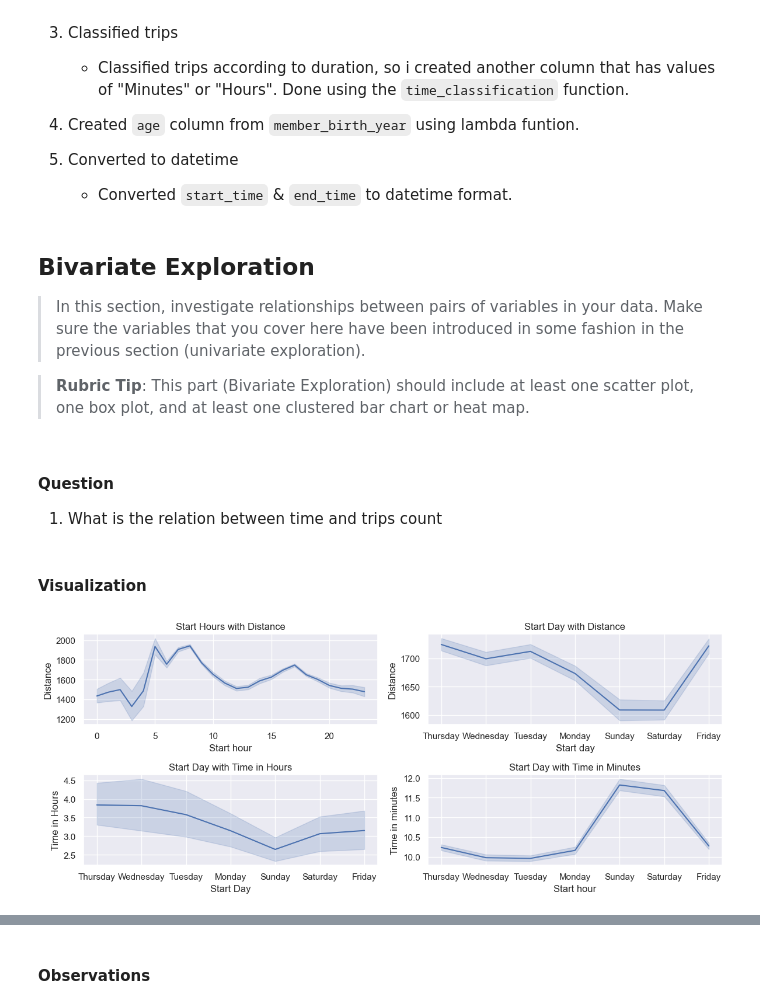
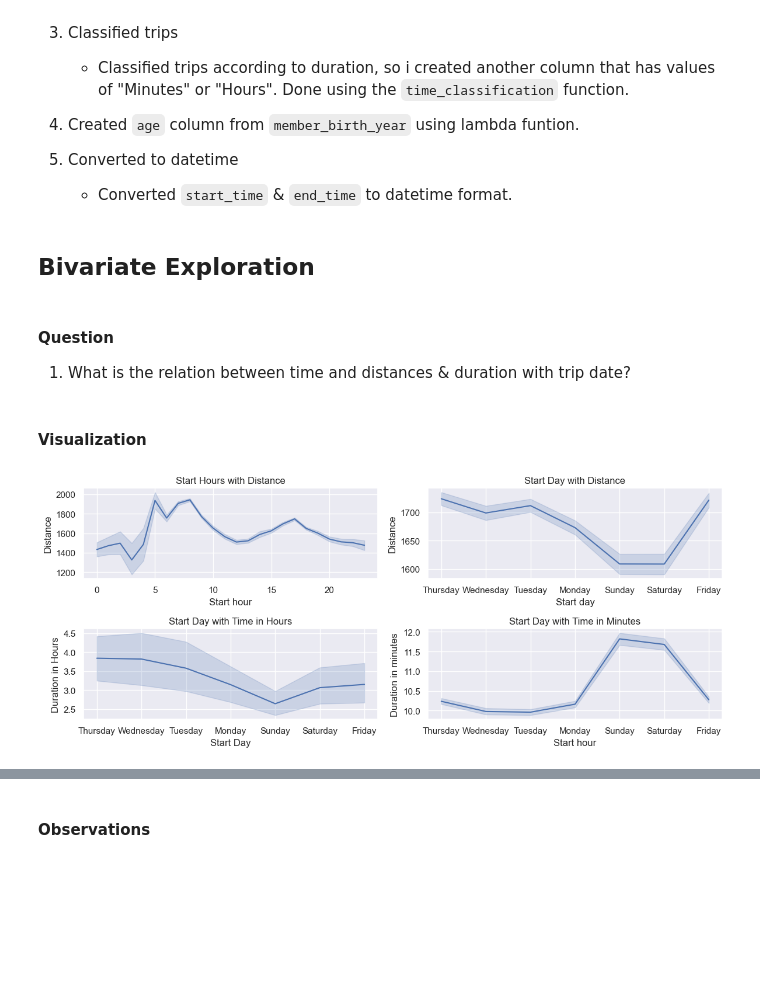
Before and after one commit to MohamedAlDeep/Deci-L4-S1-Project, a Jupyter notebook: Part_I_exploration_template.ipynb, the cells around one changed output, grey strips where cells are left out. Cells and saved outputs as stored; diff of their text form; code cells hidden in the pictures; blank space fills up the shorter version.

Commit message:
Finished Part 1

```diff
--- a/Part_I_exploration_template.ipynb
+++ b/Part_I_exploration_template.ipynb
@@ -343,43 +362,42 @@ This is a list of operations done on the dataset
 4. Created `age` column from `member_birth_year` using lambda funtion.
 5. Converted to datetime
     - Converted `start_time` & `end_time` to datetime format.
-# %% [markdown]
-## Bivariate Exploration
-
-> In this section, investigate relationships between pairs of variables in your data. Make sure the variables that you cover here have been introduced in some fashion in the previous section (univariate exploration).
-
-> **Rubric Tip**: This part (Bivariate Exploration) should include at least one scatter plot, one box plot, and at least one clustered bar chart or heat map.
+# %% [markdown]
+## Bivariate Exploration
 # %% [markdown]
 #### Question
-1. What is the relation between time and trips count
+1. What is the relation between time and distances & duration with trip date?
 # %% [markdown]
 #### Visualization
 # %%
 figs, ax = plt.subplots(2, 2, figsize=(12, 5))
 
 ax_flat = ax.flatten()
 
+# Line plot between start_hour and distance
 sns.lineplot(x='start_hour', y='distance', data=df, ax=ax_flat[0])
 ax_flat[0].set_title('Start Hours with Distance')
 ax_flat[0].set_xlabel('Start hour')
 ax_flat[0].set_ylabel('Distance')
 
-
+# Line plot between start_day and distance
 sns.lineplot(x='start_day', y='distance', data=df, ax=ax_flat[1])
 ax_flat[1].set_title('Start Day with Distance')
 ax_flat[1].set_xlabel('Start day')
 ax_flat[1].set_ylabel('Distance')
 
+# Line plot between start_day and time_hours
 sns.lineplot(x='start_day', y='time_hours', data=df, ax=ax_flat[2])
 ax_flat[2].set_title('Start Day with Time in Hours')
 ax_flat[2].set_xlabel('Start Day')
-ax_flat[2].set_ylabel('Time in Hours')
+ax_flat[2].set_ylabel('Duration in Hours')
 
+# Line plot between start_day and time_minutes
 sns.lineplot(x='start_day', y='time_minutes', data=df, ax=ax_flat[3])
 ax_flat[3].set_title('Start Day with Time in Minutes')
 ax_flat[3].set_xlabel('Start hour')
-ax_flat[3].set_ylabel('Time in minutes')
+ax_flat[3].set_ylabel('Duration in minutes')
 
 plt.tight_layout()
 # %% [output]
-[figure, old version]
+[figure, new version]
```
Also changed, not shown: parts of 43 cells of this notebook, 1 other file.
